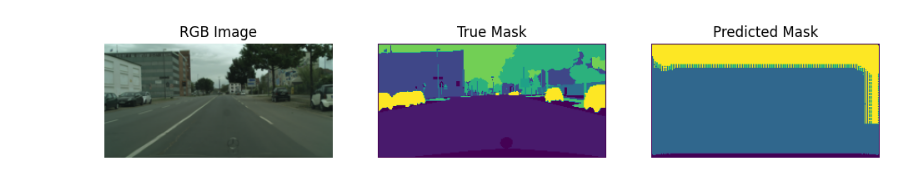
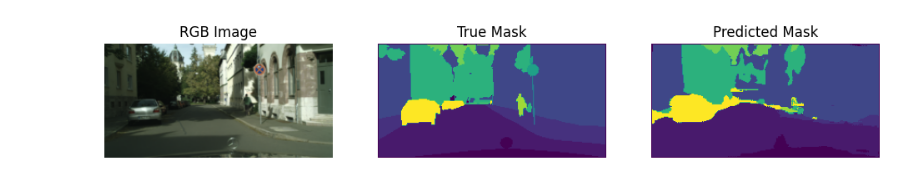
Before and after one commit to parthpatel05/IconSeg-Report, a Jupyter notebook: cityscapes/Regular_Multimodal.ipynb, the cells around one changed output. Drawn from its saved outputs; the diff is of its cells as text; code cells hidden in the pictures.

```diff
--- a/cityscapes/Regular_Multimodal.ipynb
+++ b/cityscapes/Regular_Multimodal.ipynb
@@ -152,6 +152,6 @@ multi_modal_regular_model.compile(
     },
     metrics={'segmentation_mask': 'accuracy'}
 )
-
-multi_modal_history = multi_modal_regular_model.fit(train_generator,validation_data=val_generator ,epochs=1)
+multi_modal_regular_model.load_weights(("./multi_modal_weights.weights.h5"))
+multi_modal_history = multi_modal_regular_model.fit(train_generator,validation_data=val_generator ,epochs=15, initial_epoch=12)
 # %% [output]
@@ -176,7 +185,7 @@ test_generator = NPYDataGenerator(
 )
 
 # Load one batch from the validation generator
-val_images, val_labels = test_generator[7]
+val_images, val_labels = test_generator[35]
 
 # Select the first image in the batch
 sample_image = val_images[0]  # This includes RGB, depth, and one-hot label channels
@@ -216,4 +225,4 @@ plt.show()
-[figure, old version]
+[figure, new version]
 # %%
 mean_iou_metric = MeanIoU(num_classes=num_classes)
 all_true_masks = []
```
Also changed, not shown: parts of 4 cells of this notebook, 4 other files.
